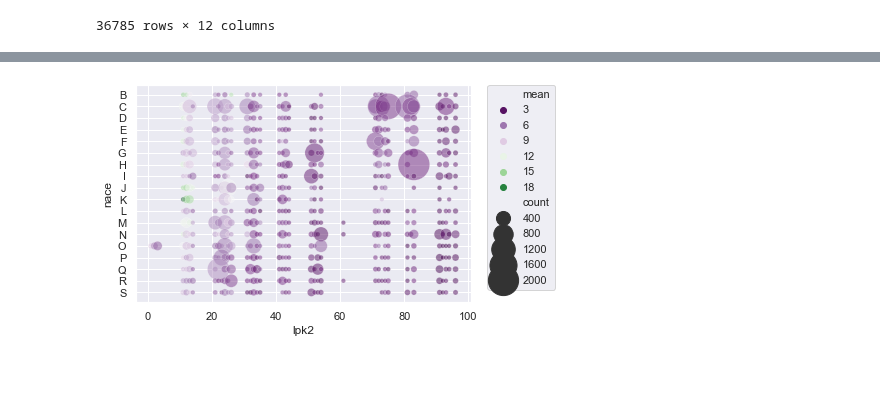
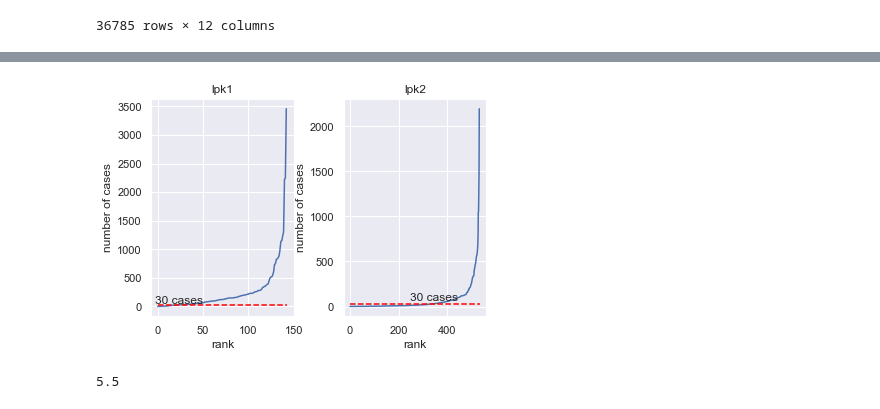
Before and after one commit to EdvinasStonevicius/LT-national-salary-analysis, a Jupyter notebook: python/Feature_engineering.ipynb, the cells around one changed output, grey strips where cells are left out. Saved outputs shown, nothing was run; the diff lists cells and outputs as text; code cells hidden in the pictures; blank space fills up the shorter version.

```diff
--- a/python/Feature_engineering.ipynb
+++ b/python/Feature_engineering.ipynb
@@ -259,0 +230,3 @@ plt.legend(bbox_to_anchor=(1.05, 1), loc=2, borderaxespad=0.0);
+# %%
+lpk1_nace_agg = data2018ft.groupby(['nace', 'lpk1'])['hourly_rate'].agg(['mean', 'count', 'std'])
+lpk1_nace_agg.shape
@@ -260,4 +235,4 @@ plt.legend(bbox_to_anchor=(1.05, 1), loc=2, borderaxespad=0.0);
 # %%
-lpk_nace_agg = data2018ft.groupby(['nace', 'lpk2'])['hourly_rate'].agg(['mean', 'count', 'std'])
-lpk_nace_agg
+lpk2_nace_agg = data2018ft.groupby(['nace', 'lpk2'])['hourly_rate'].agg(['mean', 'count', 'std'])
+lpk2_nace_agg.shape
 # %% [output]
@@ -290,6 +240,24 @@ lpk_nace_agg['mean'].sort_values().plot(use_index=False);
-# %%
-sns.scatterplot(data=lpk_nace_agg.query('count >0'), x='lpk2', y='nace', hue='mean',
-                 size='count',sizes=(20, 1000), alpha=0.5, palette='PRGn')
-plt.legend(bbox_to_anchor=(1.05, 1), loc=2, borderaxespad=0.0);
-# %% [output]
-[figure, removed]
+# %%
+f, (ax1, ax2) = plt.subplots(1, 2)
+plt.subplots_adjust(wspace = 0.35)
+
+ax1.plot(lpk1_nace_agg['count'].sort_values().values)
+ax1.hlines(30, 0, len(lpk1_nace_agg), colors='red', linestyles='dashed')
+ax1.text(25, 100, '30 cases ', ha='center', va='center')
+ax1.set_ylabel('number of cases')
+ax1.set_xlabel('rank')
+ax1.set_title('lpk1')
+
+ax2.plot(lpk2_nace_agg['count'].sort_values().values)
+ax2.hlines(30, 0, len(lpk2_nace_agg), colors='red', linestyles='dashed')
+ax2.text(350, 100, '30 cases ', ha='center', va='center')
+ax2.set_ylabel('number of cases')
+ax2.set_xlabel('rank')
+ax2.set_title('lpk2');
+# %% [output]
+[figure, added]
+# %%
+hr_mean = data2018ft['hourly_rate'].mean().round(1)
+hr_mean
+# %% [output]
+5.5
```
Also changed, not shown: parts of 23 cells of this notebook.
